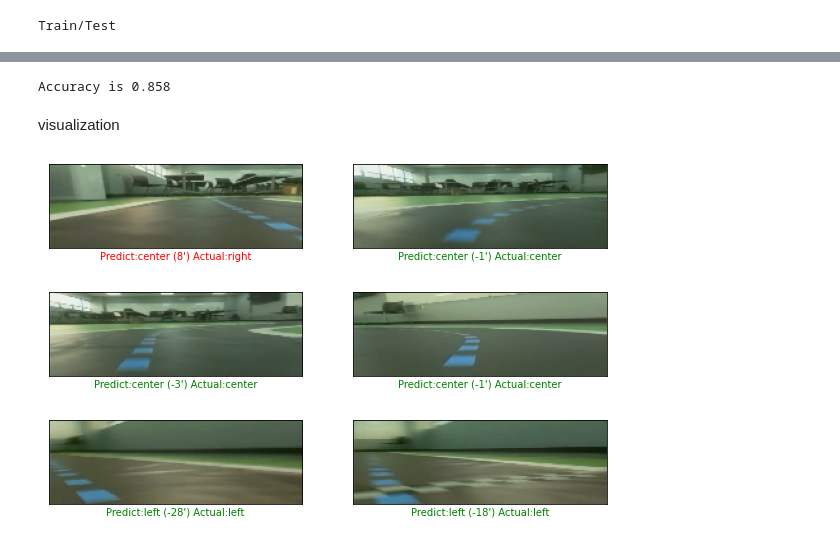
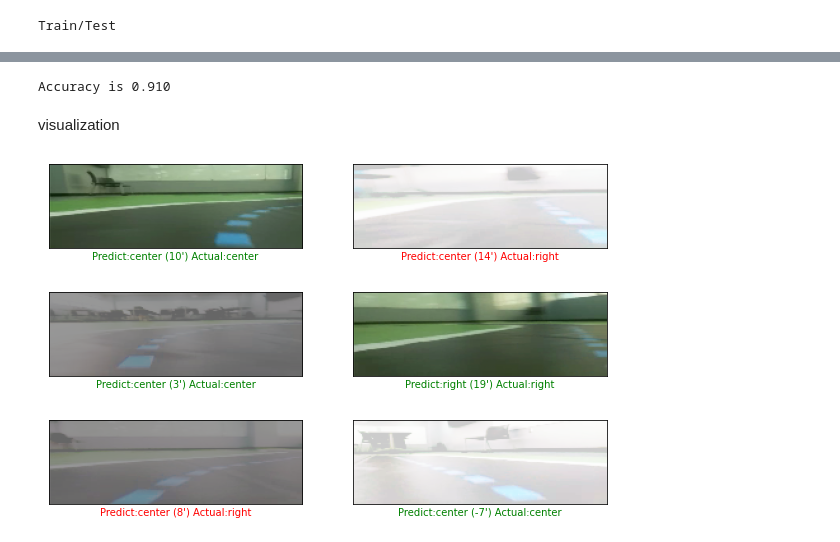
Before and after one commit to ahmedius2/DeepPicar-v3-awsdeepracer, a Jupyter notebook: RunAll.ipynb, the cells around one changed output, grey strips where cells are left out. Saved outputs shown, nothing was run; the diff lists cells and outputs as text; code cells hidden in the pictures.

```diff
--- a/RunAll.ipynb
+++ b/RunAll.ipynb
@@ -74,7 +74,7 @@ model.add(layers.Dense(1))
 # %%
 if use_match_histogram:
     refs = []
-    num_spectrums = 3
+    num_spectrums = 5
     size = img_width*img_height
     num_colors = int(256 / num_spectrums)
     color_pixels = int(size / num_colors)
@@ -123,7 +123,7 @@ for vid_file_path in glob.iglob(f'{dataset_dir}/*.avi'):
         vals.append(val)
         if use_match_histogram == True:
             for i in range(num_spectrums):
-                matched = match_histograms(img, refs[i], channel_axis=-1)
+                matched = match_histograms(img, refs[i], multichannel=True) # channel_axis=-1
                 imgs.append(matched)
                 vals.append(val)
     print(len(imgs), len(vals))
@@ -235,7 +233,7 @@ pred = np.array(list(map(get_action, pred_angle)))
 ground = np.array(list(map(get_action, y_test)))
 print('Accuracy is %.3f' % np.mean(pred == ground))
 # %% [output]
-Accuracy is 0.858
+Accuracy is 0.910
 # %% [markdown]
 visualization
 # %%
@@ -253,15 +251,15 @@ def plot_image(i, prediction_array, groundtrue_array, img_array):
   plt.xlabel("Predict:{} ({}') Actual:{}".format(predicted_label,angle,groundtrue_label), color=color)
 # %%
 #@title Visualize the outputs { run: "auto" }
-index = 6 #@param {type:"slider", min:0, max:244, step:6}
+index = 0 #@param {type:"slider", min:0, max:244, step:6}
 for i in range(3):
   plt.figure(figsize=(10,3))
   plt.subplot(1,2,1)
   plot_image(index + 2*i, pred, ground, x_test)
   plt.subplot(1,2,2)
   plot_image(index + 2*i+1, pred, ground, x_test)
   plt.show()
 # %% [output]
-[figure, old version]
+[figure, new version]
-[figure, old version]
+[figure, new version]
-[figure, old version]
+[figure, new version]
```
Also changed, not shown: parts of 5 cells of this notebook.
